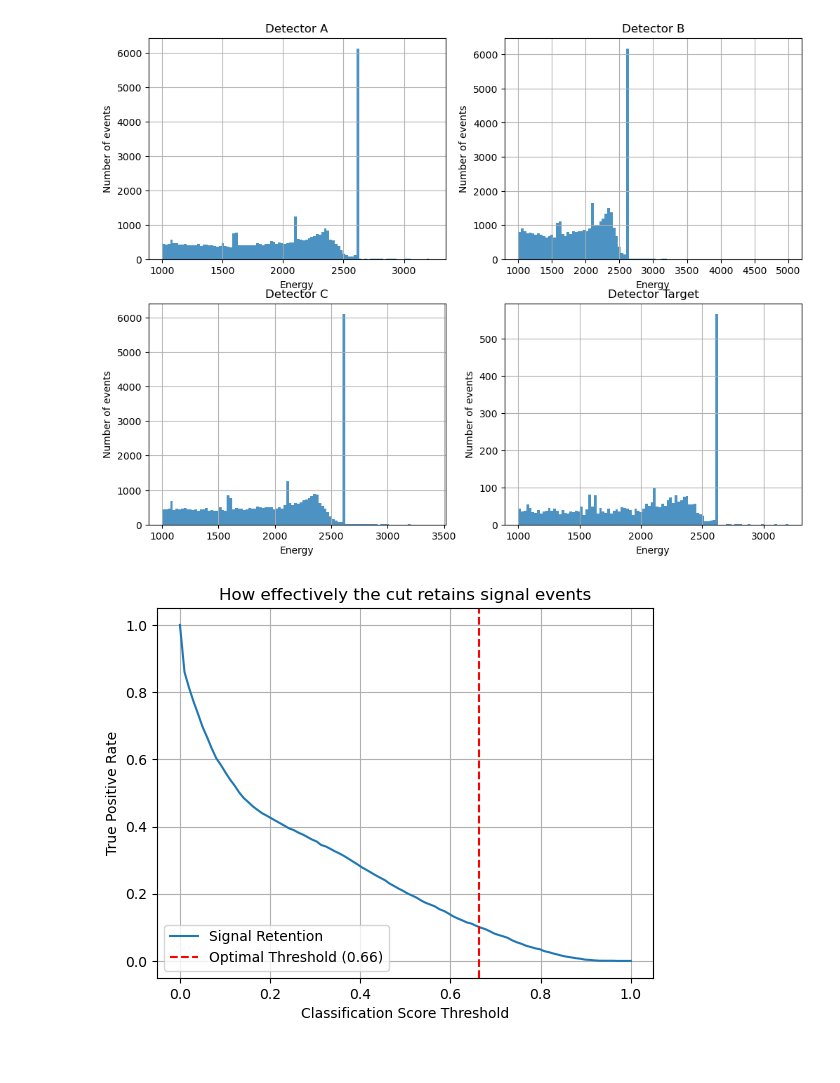
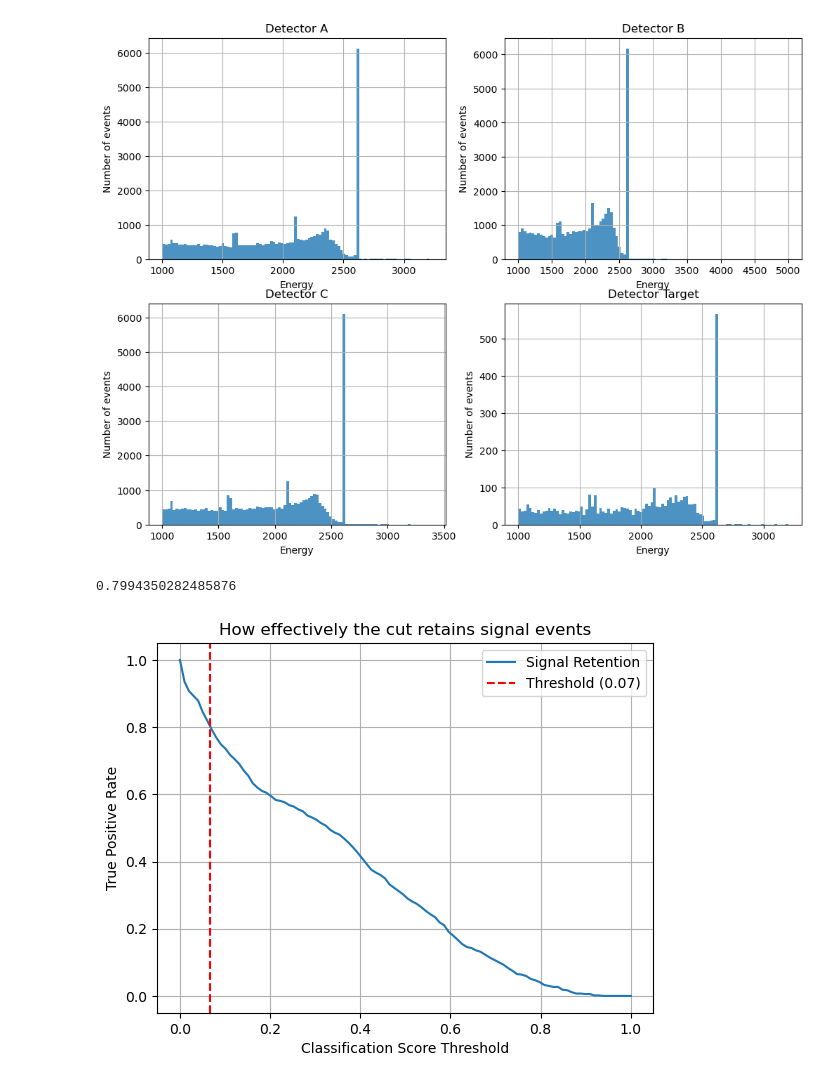
Before and after one commit to melissamp03/DSC291_FINAL-PROJECT, a Jupyter notebook: DSC291_Final-Project_2025.ipynb, the cells around one changed output. Drawn from its saved outputs; the diff is of its cells as text; code cells hidden in the pictures.

```diff
--- a/DSC291_Final-Project_2025.ipynb
+++ b/DSC291_Final-Project_2025.ipynb
@@ -74,30 +74,35 @@ plt.grid(True)
 # %%
 #Step 2
 
 #Identify energy range around the 1592 keV peak
-Peak_A = (detector_A["Energy"]>=1492)&(detector_A["Energy"]<=1692)
+Peak_A = (detector_A["Energy"]>=1582)&(detector_A["Energy"]<=1602)
 Peak_A_events = detector_A[Peak_A]
 
 #Take values with cnn_score above 90% as acceptable threshold
-Threshold = np.percentile(Peak_A_events["cnn_score"], 90)
+Threshold = np.percentile(Peak_A_events["cnn_score"], 20)
+#print(Threshold)
 Thresholds = np.linspace(0, 1, 100)
 
 True_Positive = len(Peak_A_events[Peak_A_events["cnn_score"]>=Threshold])
+
 False_Negative = len(Peak_A_events[Peak_A_events["cnn_score"]<Threshold])
+#print(False_Negative)
 Signal = True_Positive+False_Negative
 True_Positive_Rate = True_Positive/Signal
+print(True_Positive_Rate)
 
 # Plot the signal retention as a function of threshold
 plt.plot(Thresholds, [len(Peak_A_events[Peak_A_events["cnn_score"] >= t]) / len(Peak_A_events) for t in Thresholds], label="Signal Retention")
-plt.axvline(Threshold, color='r', linestyle='--', label=f"Optimal Threshold ({Threshold:.2f})")
+plt.axvline(Threshold, color='r', linestyle='--', label=f"Threshold ({Threshold:.2f})")
 plt.xlabel("Classification Score Threshold")
 plt.ylabel("True Positive Rate")
 plt.title("How effectively the cut retains signal events")
 plt.legend()
 plt.grid()
 plt.show()
 # %% [output]
+0.7994350282485876
-[figure, old version]
+[figure, new version]
 # %%
 #Step 3
 
```
Also changed, not shown: parts of 2 cells of this notebook.
